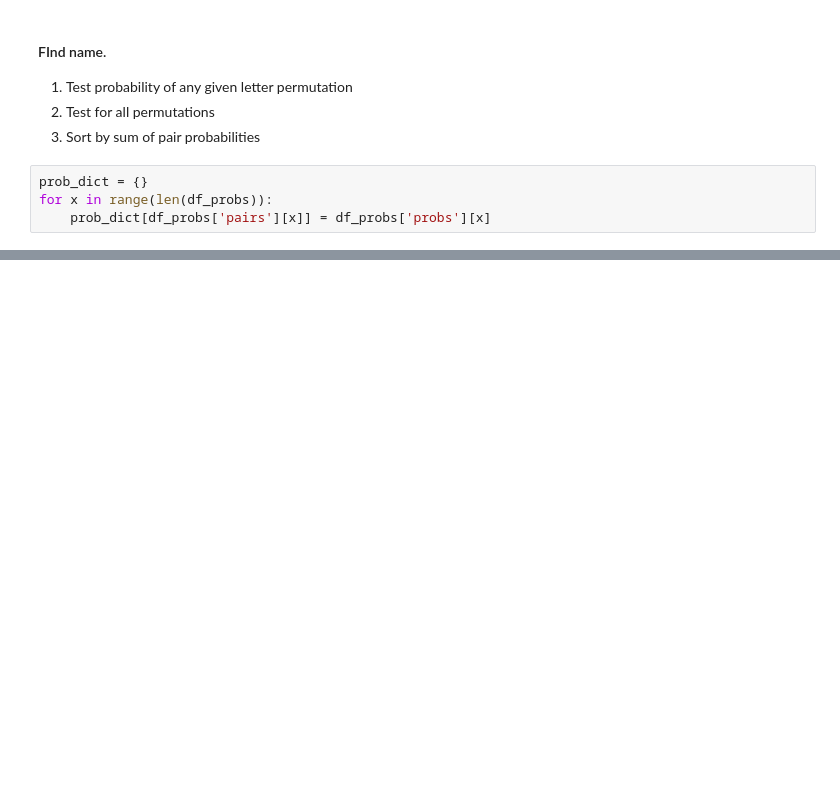
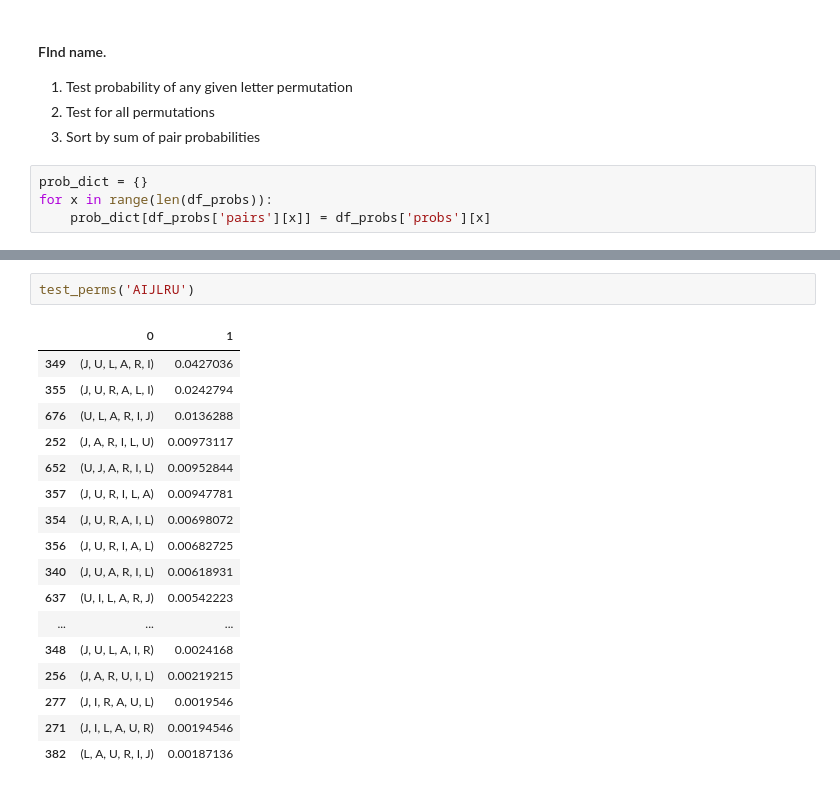
Before and after one commit to flint-hasset/anagrammer, a Jupyter notebook: Name Anagram.ipynb, the cells around one changed output, grey strips where cells are left out. Cells and saved outputs as stored; diff of their text form; blank space fills up the shorter version.

```diff
--- a/Name Anagram.ipynb
+++ b/Name Anagram.ipynb
@@ -309,0 +262,20 @@ test_perms('AAHIOPX')
+# %%
+test_perms('AIJLRU')
+# %% [output]
+|  | 0 | 1 |
+| 349 | (J, U, L, A, R, I) | 0.0427036 |
+| 355 | (J, U, R, A, L, I) | 0.0242794 |
+| 676 | (U, L, A, R, I, J) | 0.0136288 |
+| 252 | (J, A, R, I, L, U) | 0.00973117 |
+| 652 | (U, J, A, R, I, L) | 0.00952844 |
+| 357 | (J, U, R, I, L, A) | 0.00947781 |
+| 354 | (J, U, R, A, I, L) | 0.00698072 |
+| 356 | (J, U, R, I, A, L) | 0.00682725 |
+| 340 | (J, U, A, R, I, L) | 0.00618931 |
+| 637 | (U, I, L, A, R, J) | 0.00542223 |
+| ... | ... | ... |
+| 348 | (J, U, L, A, I, R) | 0.0024168 |
+| 256 | (J, A, R, U, I, L) | 0.00219215 |
+| 277 | (J, I, R, A, U, L) | 0.0019546 |
+| 271 | (J, I, L, A, U, R) | 0.00194546 |
+| 382 | (L, A, U, R, I, J) | 0.00187136 |
```
Also changed, not shown: parts of 35 cells of this notebook, 2 other files.
